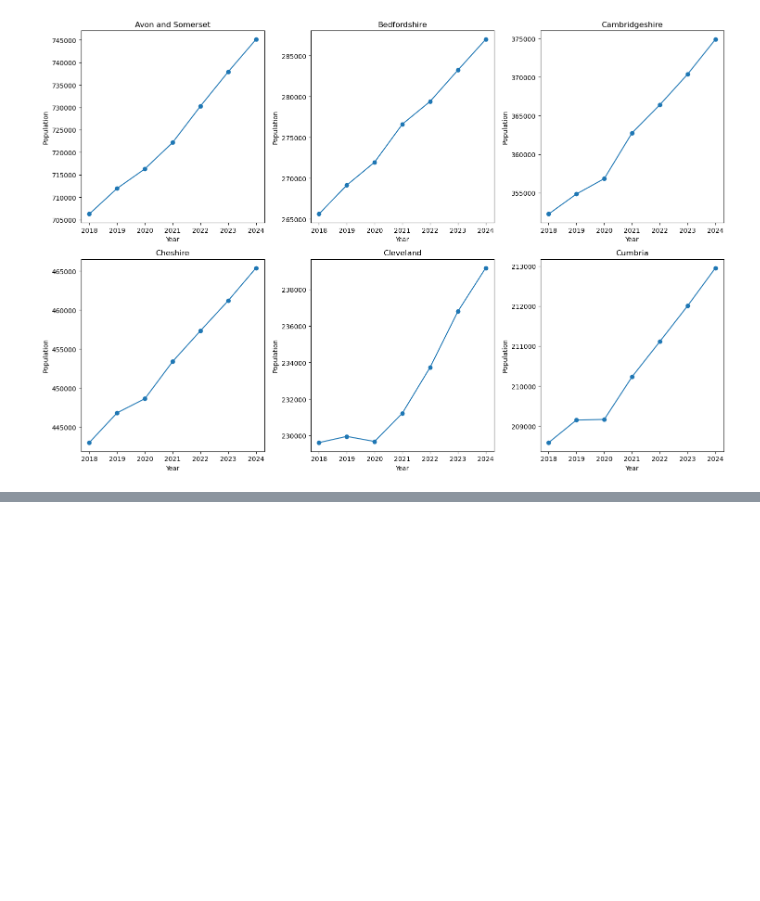
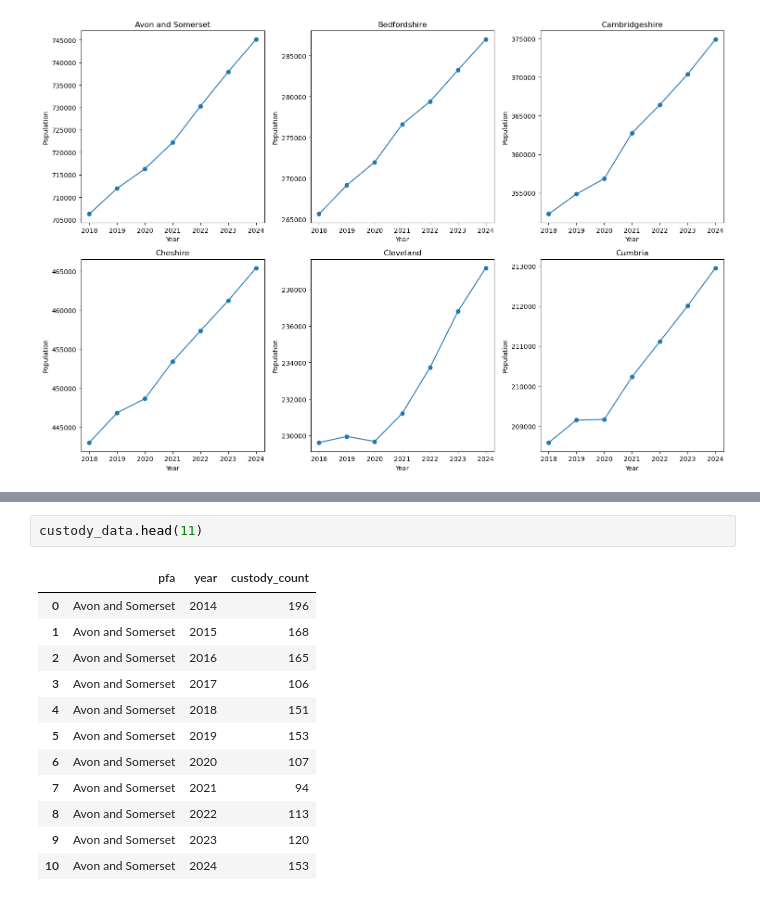
Before and after one commit to Prison-Reform-Trust/womens-imprisonment-PFA, a Jupyter notebook: notebooks/processing_data/1.7-ah-combine-custody-pfa-population.ipynb, the cells around one changed output, grey strips where cells are left out. Cells and saved outputs as stored; diff of their text form; blank space fills up the shorter version.

```diff
--- a/notebooks/processing_data/1.7-ah-combine-custody-pfa-population.ipynb
+++ b/notebooks/processing_data/1.7-ah-combine-custody-pfa-population.ipynb
@@ -426,0 +450,15 @@ Custody data year range: 2014 to 2024
+# %%
+custody_data.head(11)
+# %% [output]
+|  | pfa | year | custody_count |
+| 0 | Avon and Somerset | 2014 | 196 |
+| 1 | Avon and Somerset | 2015 | 168 |
+| 2 | Avon and Somerset | 2016 | 165 |
+| 3 | Avon and Somerset | 2017 | 106 |
+| 4 | Avon and Somerset | 2018 | 151 |
+| 5 | Avon and Somerset | 2019 | 153 |
+| 6 | Avon and Somerset | 2020 | 107 |
+| 7 | Avon and Somerset | 2021 | 94 |
+| 8 | Avon and Somerset | 2022 | 113 |
+| 9 | Avon and Somerset | 2023 | 120 |
+| 10 | Avon and Somerset | 2024 | 153 |
```
Also changed, not shown: parts of 8 cells of this notebook, 2 other files.
